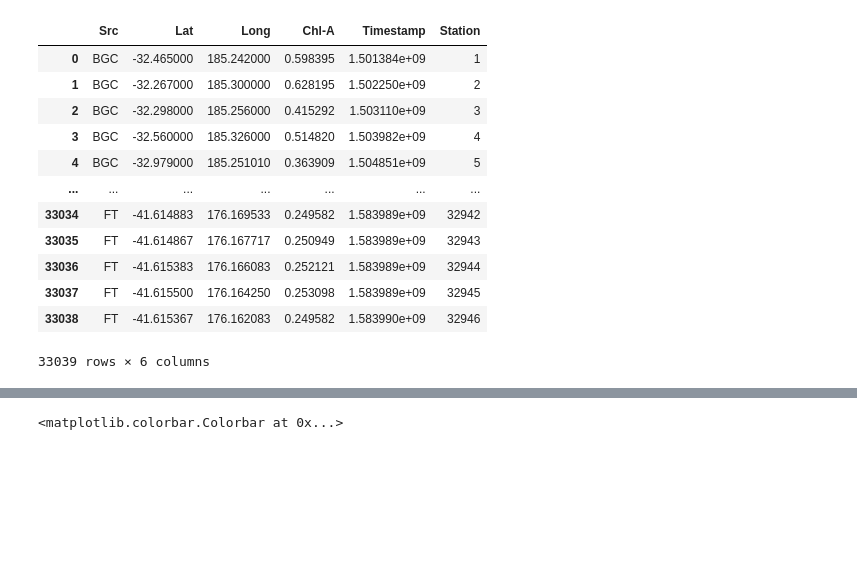
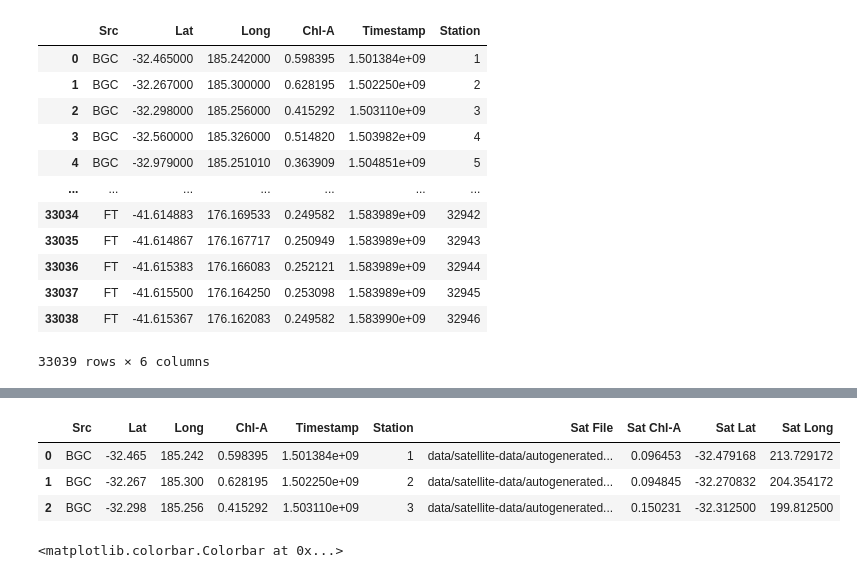
Before and after one commit to AmyPhung/chl-a-comparison, a Jupyter notebook: Workbook9 (major revision).ipynb, the cells around one changed output, grey strips where cells are left out. Saved outputs shown, nothing was run; the diff lists cells and outputs as text; code cells hidden in the pictures; blank space fills up the shorter version.

```diff
--- a/Workbook9 (major revision).ipynb
+++ b/Workbook9 (major revision).ipynb
@@ -651,3 +848,10 @@ compiled_df
+# %%
+compiled_df.iloc[0:3]
+# %% [output]
+|  | Src | Lat | Long | Chl-A | Timestamp | Station | Sat File | Sat Chl-A | Sat Lat | Sat Long |
+| 0 | BGC | -32.465 | 185.242 | 0.598395 | 1.501384e+09 | 1 | data/satellite-data/autogenerated... | 0.096453 | -32.479168 | 213.729172 |
+| 1 | BGC | -32.267 | 185.300 | 0.628195 | 1.502250e+09 | 2 | data/satellite-data/autogenerated... | 0.094845 | -32.270832 | 204.354172 |
+| 2 | BGC | -32.298 | 185.256 | 0.415292 | 1.503110e+09 | 3 | data/satellite-data/autogenerated... | 0.150231 | -32.312500 | 199.812500 |
 # %%
 plt.rcParams['figure.figsize'] = [20, 15]
 plt.scatter(compiled_df["Long"], compiled_df["Lat"], c=compiled_df["Chl-A"],
```
Also changed, not shown: parts of 12 cells of this notebook.
